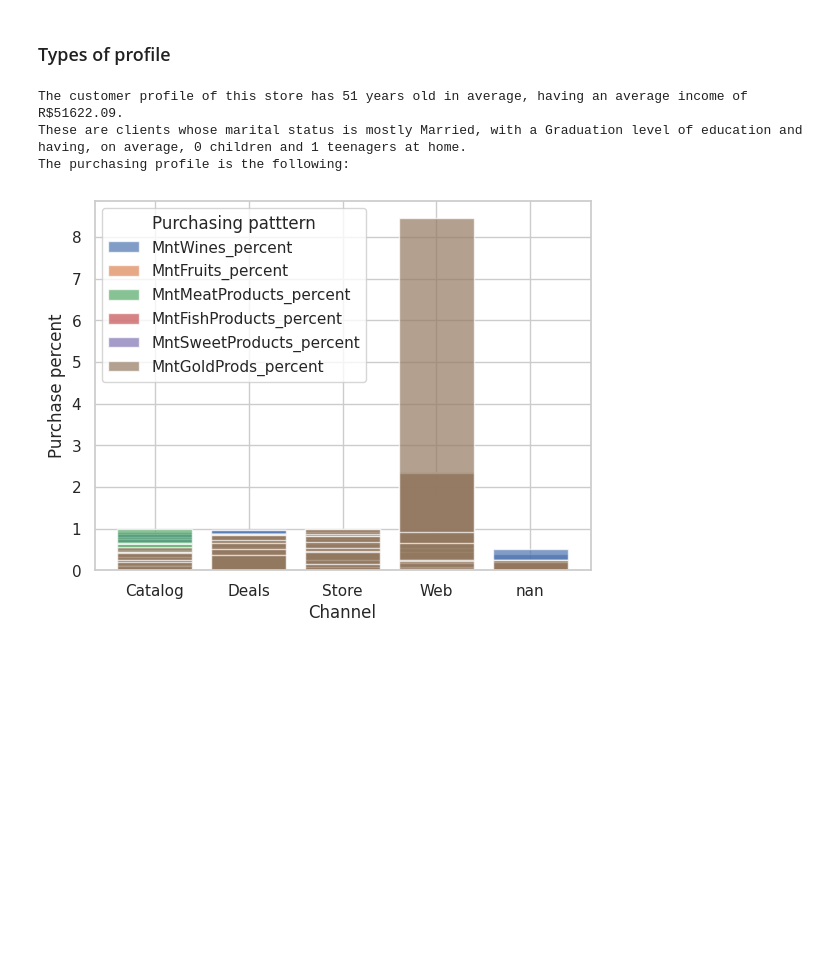
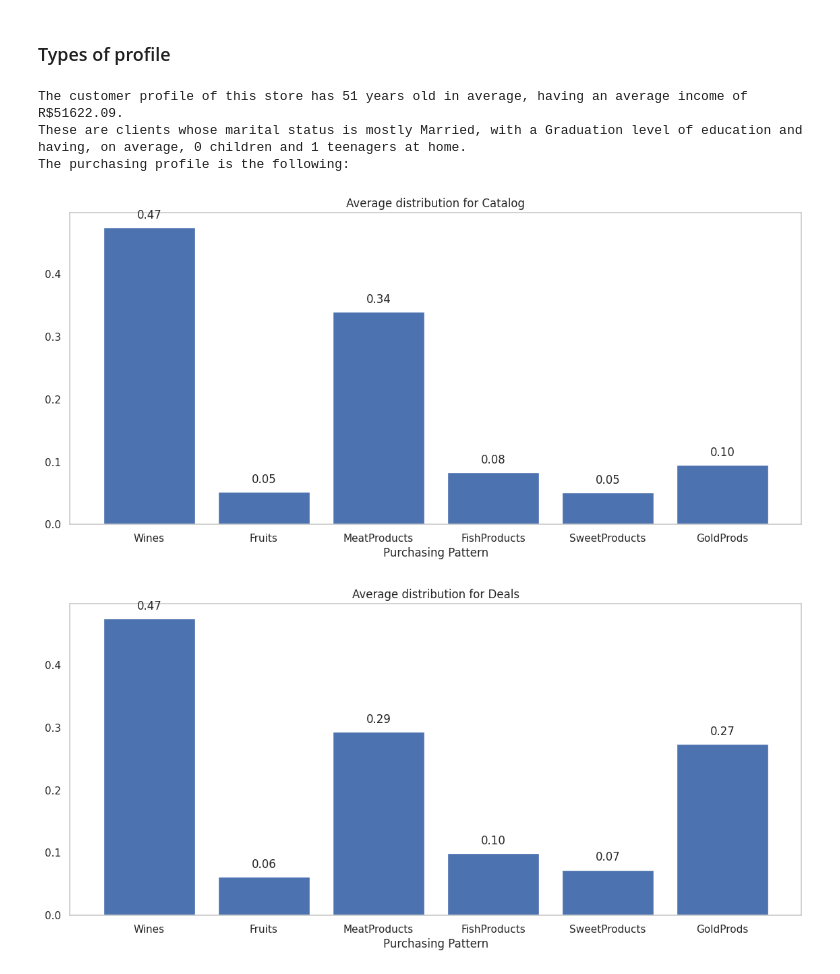
Before and after one commit to petrugeral/Marketing_Analytics, a Jupyter notebook: ifood_marketing_analytics/workspace.ipynb, the cells around one changed output. Drawn from its saved outputs; the diff is of its cells as text; code cells hidden in the pictures; blank space fills up the shorter version.

Commit message:
general profile

```diff
--- a/ifood_marketing_analytics/workspace.ipynb
+++ b/ifood_marketing_analytics/workspace.ipynb
@@ -436,6 +436,7 @@ plt.show()
 # %%
 mnt_columns = [col for col in df.columns if col.startswith('Mnt')]
 mnt_columns.remove('MntRegularProds')
+mnt_columns.remove('MntTotal')
 mnt_columns
 # %% [output]
 ['MntWines',
@@ -465,8 +465,6 @@ df.drop(['MntWines',
         'MntFishProducts',
         'MntSweetProducts',
         'MntGoldProds',
-        'MntTotal',
-        'MntTotal_percent',
         'Z_CostContact',
         'Z_Revenue'
         ], axis=1, inplace=True)
@@ -505,6 +479,0 @@ df.head()
-# %%
-df.drop(['NumDealsPurchases',
-        'NumWebPurchases',
-        'NumCatalogPurchases',
-        'NumStorePurchases'], axis=1, inplace=True)
-df.head()
@@ -545,9 +494,9 @@ df.head()
 # %%
-df['main_channel'] = df[['NumDealsPurchases_percent',
-                        'NumWebPurchases_percent',
-                        'NumCatalogPurchases_percent',
-                        'NumStorePurchases_percent']].idxmax(axis=1)
+df['main_channel'] = df[['NumDealsPurchases',
+                        'NumWebPurchases',
+                        'NumCatalogPurchases',
+                        'NumStorePurchases']].idxmax(axis=1)
 
-df['main_channel'] = df['main_channel'].str.replace('Num', '').str.replace('Purchases_percent', '')
+df['main_channel'] = df['main_channel'].str.replace('Num', '').str.replace('Purchases', '')
 df.head()
 # %% [output]
@@ -582,28 +512,51 @@ df.describe()
 # %%
 def profile(data):
+    '''
+    This function aims to create a summary of the consumer profile, identifying its main characteristics,
+    as well as its highest value product and channel.
+    '''
+
     print(f'The customer profile of this store has {round(data["Age"].mean())} years old in average, having an average income of R${round(data["Income"].mean(),2)}.\n'
           f'These are clients whose marital status is mostly {data["marital_level"].mode()[0]}, with a {data["education_level"].mode()[0]} level of education and having, on average, {round(data["Kidhome"].mean())} children and {round(data["Teenhome"].mean())} teenagers at home.\n'
           f'The purchasing profile is the following:')
-    purchasing_pattern = ['MntWines_percent',
-                          'MntFruits_percent',
-                          'MntMeatProducts_percent',
-                          'MntFishProducts_percent',
-                          'MntSweetProducts_percent',
-                          'MntGoldProds_percent']
-    fig, ax = plt.subplots()
-    for purchase in purchasing_pattern:
-        column_name = purchase
-        ax.bar(data['main_channel'].astype(str), data[column_name], label=column_name, alpha=0.7)
 
-    ax.set_xlabel('Channel')
-    ax.set_ylabel('Purchase percent')
-    ax.legend(title='Purchasing patttern')
+    def plot_channel_distribution(channel):
+        '''
+        The function aims to create a sales profile graph correlating the proportion of product sales for each sales channel.
+        '''
+
+        purchasing_pattern = [col for col in df.columns if col.startswith('Mnt') and col not in ['MntRegularProds', 'MntTotal']]
+        main_channel_values = df['main_channel'].unique().tolist()
+
+        channel_df = df[df['main_channel'] == channel]
+        average_distribution = channel_df[purchasing_pattern].mean()
+
+        purchasing_pattern_display = [col.replace('Mnt', '').replace('_percent', '') for col in purchasing_pattern]
+
+        plt.figure(figsize=(14, 6))
+        plt.bar(purchasing_pattern_display, average_distribution)
+        plt.title(f'Average distribution for {channel}')
+        plt.xlabel('Purchasing Pattern')
+        plt.grid(visible=False)
+
+        for i, value in enumerate(average_distribution):
+            plt.text(i, value + 0.01, f'{value:.2f}', ha='center', va='bottom')
+
+    plt.show()
+
+    for channel in main_channel_values:
+        plot_channel_distribution(channel)
+
+
+
+
 
 
 
 profile(df)
 # %% [output]
 The customer profile of this store has 51 years old in average, having an average income of R$51622.09.
 These are clients whose marital status is mostly Married, with a Graduation level of education and having, on average, 0 children and 1 teenagers at home.
 The purchasing profile is the following:
-[figure, old version]
+[figure, new version]
+[figure, added]
```
Also changed, not shown: parts of 15 cells of this notebook.
